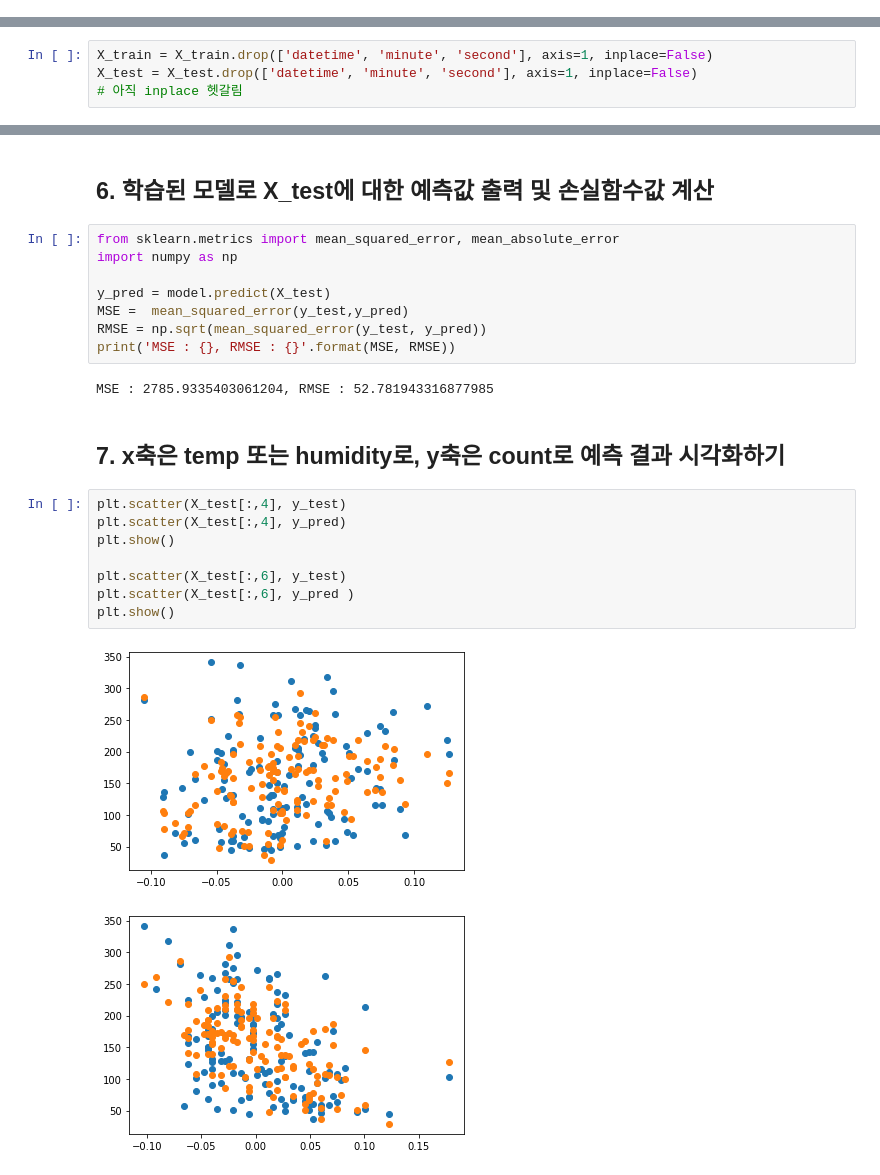
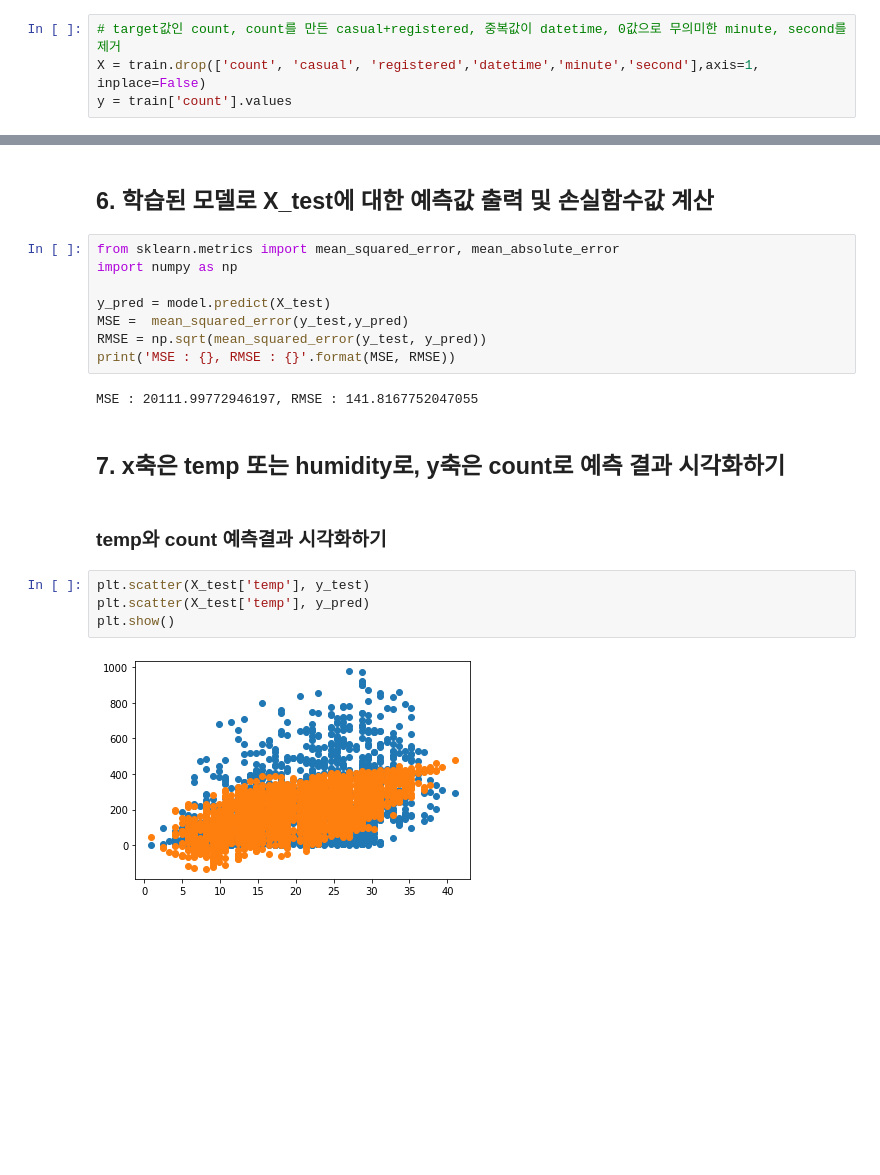
Before and after one commit to jx-dohwan/Aiffel_Exp_Project, a Jupyter notebook: [Exp_01]Sklearn_Classifiers_with_toy_datasets(digits,_wine,_breast_cancer).ipynb, the cells around one changed output, grey strips where cells are left out. Saved outputs shown, nothing was run; the diff lists cells and outputs as text; blank space fills up the shorter version.

```diff
--- a/[Exp_01]Sklearn_Classifiers_with_toy_datasets(digits,_wine,_breast_cancer).ipynb
+++ b/[Exp_01]Sklearn_Classifiers_with_toy_datasets(digits,_wine,_breast_cancer).ipynb
@@ -338,2 +326,6 @@ plt.show()
+# %%
+# target값인 count, count를 만든 casual+registered, 중복값이 datetime, 0값으로 무의미한 minute, second를 제거
+X = train.drop(['count', 'casual', 'registered','datetime','minute','second'],axis=1, inplace=False)
+y = train['count'].values
 # %%
 from sklearn.model_selection import train_test_split
@@ -365,7 +352,3 @@ X_train.describe()
-# %%
-X_train = X_train.drop(['datetime', 'minute', 'second'], axis=1, inplace=False)
-X_test = X_test.drop(['datetime', 'minute', 'second'], axis=1, inplace=False)
-# 아직 inplace 헷갈림
 # %%
 X_train.info()
 # %% [output]
@@ -418,17 +391,14 @@ MSE =  mean_squared_error(y_test,y_pred)
 RMSE = np.sqrt(mean_squared_error(y_test, y_pred))
 print('MSE : {}, RMSE : {}'.format(MSE, RMSE))
 # %% [output]
-MSE : 2785.9335403061204, RMSE : 52.781943316877985
+MSE : 20111.99772946197, RMSE : 141.8167752047055
 # %% [markdown]
 ## 7. x축은 temp 또는 humidity로, y축은 count로 예측 결과 시각화하기
+# %% [markdown]
+### temp와 count 예측결과 시각화하기
 # %%
-plt.scatter(X_test[:,4], y_test)
-plt.scatter(X_test[:,4], y_pred)
+plt.scatter(X_test['temp'], y_test)
+plt.scatter(X_test['temp'], y_pred)
 plt.show()
-
-plt.scatter(X_test[:,6], y_test)
-plt.scatter(X_test[:,6], y_pred )
-plt.show()
 # %% [output]
-[figure, old version]
+[figure, new version]
-[figure, removed]
```
Also changed, not shown: parts of 22 cells of this notebook.
